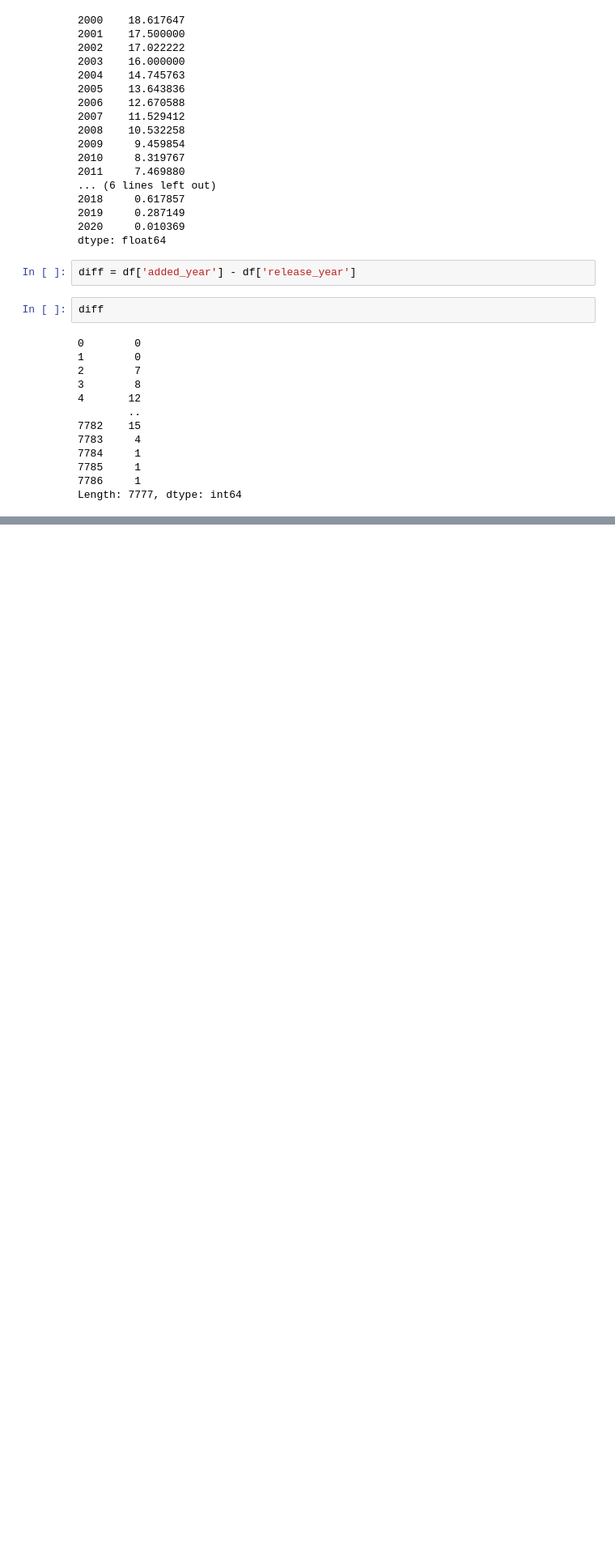
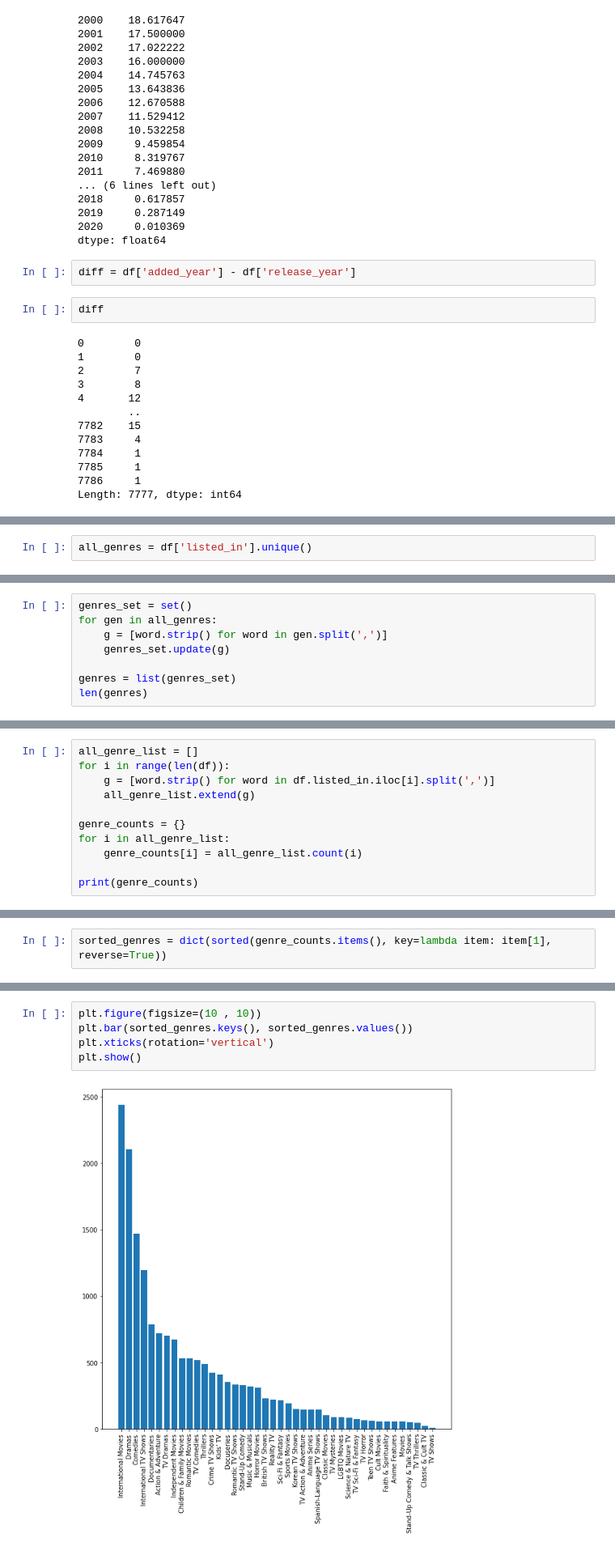
Before and after one commit to Ramshah1/Netflix-Data-Analysis, a Jupyter notebook: netflix_analysis.ipynb, the cells around one changed output, grey strips where cells are left out. Shown at 81% size. Saved outputs shown, nothing was run; the diff lists cells and outputs as text; blank space fills up the shorter version.

Commit message:
genre with rating comparison

```diff
--- a/netflix_analysis.ipynb
+++ b/netflix_analysis.ipynb
@@ -315,0 +404,2 @@ genres = list(df['listed_in'].value_counts().keys())
+# %%
+all_genres = df['listed_in'].unique()
@@ -315,0 +410,8 @@ genres = list(df['listed_in'].value_counts().keys())
+# %%
+genres_set = set()
+for gen in all_genres:
+    g = [word.strip() for word in gen.split(',')]
+    genres_set.update(g)
+
+genres = list(genres_set)
+len(genres)
@@ -335,0 +440,11 @@ genres
+# %%
+all_genre_list = []
+for i in range(len(df)):
+    g = [word.strip() for word in df.listed_in.iloc[i].split(',')]
+    all_genre_list.extend(g)
+
+genre_counts = {}
+for i in all_genre_list:
+    genre_counts[i] = all_genre_list.count(i)
+
+print(genre_counts)
@@ -335,0 +453,2 @@ genres
+# %%
+sorted_genres = dict(sorted(genre_counts.items(), key=lambda item: item[1], reverse=True))
@@ -335,0 +459,7 @@ genres
+# %%
+plt.figure(figsize=(10 , 10))
+plt.bar(sorted_genres.keys(), sorted_genres.values())
+plt.xticks(rotation='vertical')
+plt.show()
+# %% [output]
+[figure, added]
```
Also changed, not shown: parts of 20 cells of this notebook.
